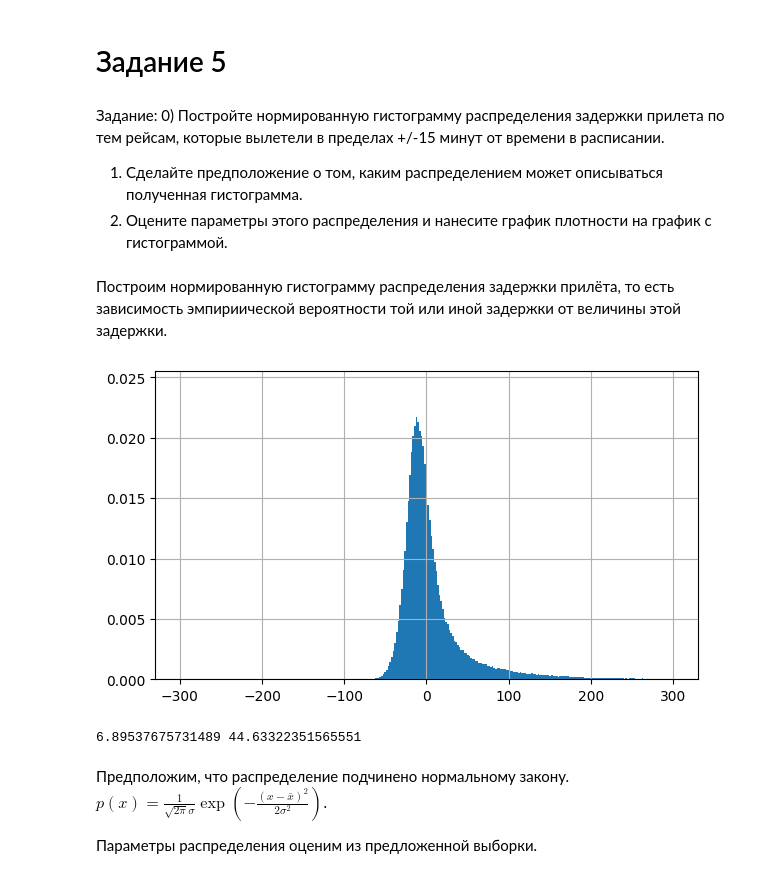
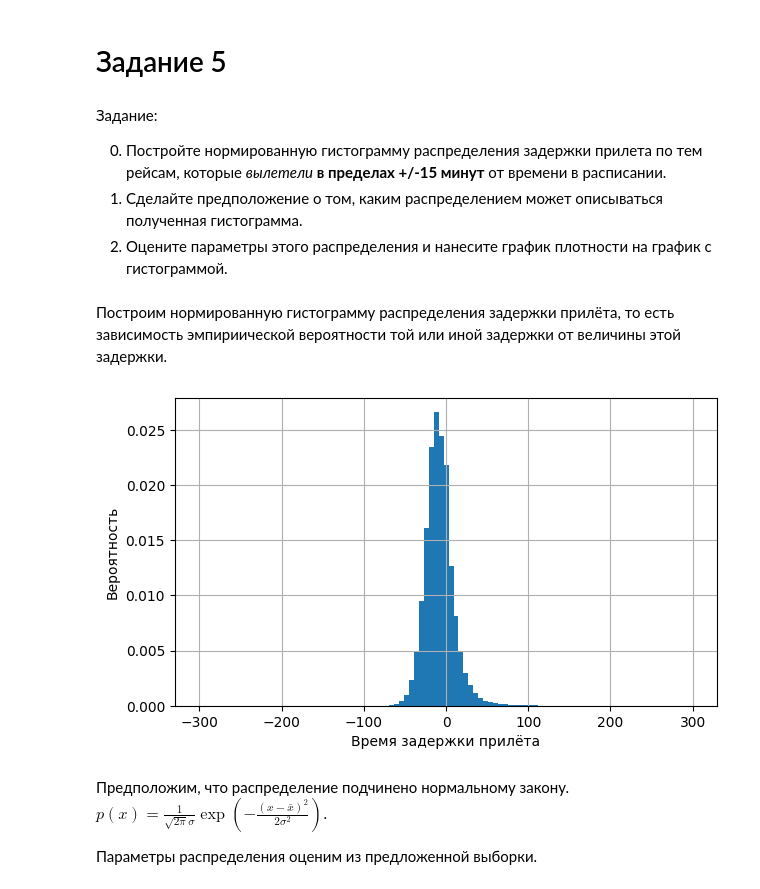
Before and after one commit to Kristalama/-, a Jupyter notebook: МатСтат_Ли_ФизФак.ipynb, the cells around one changed output. Cells and saved outputs as stored; diff of their text form; code cells hidden in the pictures.

```diff
--- a/МатСтат_Ли_ФизФак.ipynb
+++ b/МатСтат_Ли_ФизФак.ipynb
@@ -253,24 +253,25 @@ b1 = 0.12611932467386064
 # Задание 5
 # %% [markdown]
 Задание:
-0) Постройте нормированную гистограмму распределения задержки прилета по тем рейсам, которые вылетели в пределах +/-15 минут от времени в расписании.
+
+0) Постройте нормированную гистограмму распределения задержки прилета по тем рейсам, которые *вылетели* **в пределах +/-15 минут** от времени в расписании.
 1) Сделайте предположение о том, каким распределением может описываться полученная гистограмма.
 2) Оцените параметры этого распределения и нанесите график плотности на график с гистограммой.
 # %% [markdown]
 Построим нормированную гистограмму распределения задержки прилёта, то есть зависимость эмпириической вероятности той или иной задержки от величины этой задержки.
 # %%
-arr_delays = df.arr_delay
+arr_delays = df.loc[df.dep_delay > -15].loc[df.dep_delay < 15].arr_delay
 fig6 = plt.figure(figsize=(7,4))
 
-x=np.linspace(-300,300,300)
+x=np.linspace(-300,300,100)
 ax5 = plt.subplot(1,1,1)
 ax5.hist(arr_delays, x, density = True)
 ax5.grid()
+plt.xlabel("Время задержки прилёта")
+plt.ylabel("Вероятность")
 plt.show()
-print(arr_delays.mean(numeric_only=True), np.std(arr_delays))
 # %% [output]
-[figure, old version]
+[figure, new version]
-6.89537675731489 44.63322351565551
 # %% [markdown]
 Предположим, что распределение подчинено нормальному закону. $p(x) = \frac{1}{\sqrt{2\pi} σ }\exp(-\frac{(x-\bar x)^2}{2σ^2})$.
 
```
Also changed, not shown: parts of 2 cells of this notebook.
